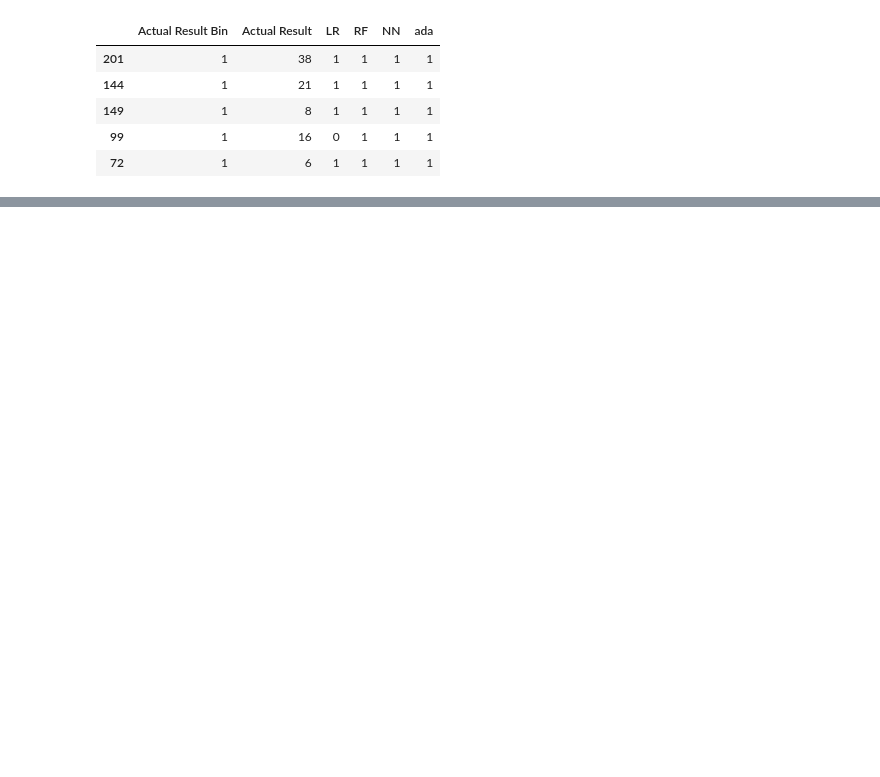
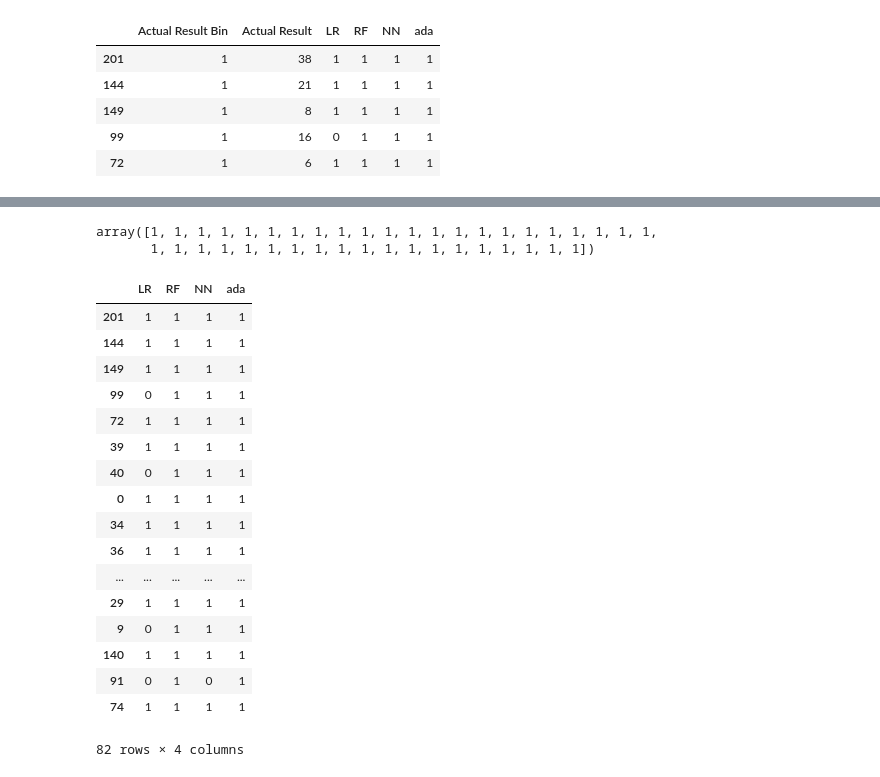
Before and after one commit to harryarthur/Predicting-AB-Losses-2-, a Jupyter notebook: Predicting AB Losses (2).ipynb, the cells around one changed output, grey strips where cells are left out. Drawn from its saved outputs; the diff is of its cells as text; code cells hidden in the pictures; blank space fills up the shorter version.

Commit message:
completed stacking

```diff
--- a/Predicting AB Losses (2).ipynb
+++ b/Predicting AB Losses (2).ipynb
@@ -745,0 +843,29 @@ len(y_test_bin)
+# %%
+predictions
+# %% [output]
+array([1, 1, 1, 1, 1, 1, 1, 1, 1, 1, 1, 1, 1, 1, 1, 1, 1, 1, 1, 1, 1, 1,
+       1, 1, 1, 1, 1, 1, 1, 1, 1, 1, 1, 1, 1, 1, 1, 1, 1, 1, 1])
+# %%
+x_stack = pred_stack.drop(['Actual Result Bin','Actual Result'], axis=1)
+y_stack = pred_stack.drop(['LR','RF','NN','ada','Actual Result'],axis=1)
+# %%
+x_stack
+# %% [output]
+|  | LR | RF | NN | ada |
+| 201 | 1 | 1 | 1 | 1 |
+| 144 | 1 | 1 | 1 | 1 |
+| 149 | 1 | 1 | 1 | 1 |
+| 99 | 0 | 1 | 1 | 1 |
+| 72 | 1 | 1 | 1 | 1 |
+| 39 | 1 | 1 | 1 | 1 |
+| 40 | 0 | 1 | 1 | 1 |
+| 0 | 1 | 1 | 1 | 1 |
+| 34 | 1 | 1 | 1 | 1 |
+| 36 | 1 | 1 | 1 | 1 |
+| ... | ... | ... | ... | ... |
+| 29 | 1 | 1 | 1 | 1 |
+| 9 | 0 | 1 | 1 | 1 |
+| 140 | 1 | 1 | 1 | 1 |
+| 91 | 0 | 1 | 0 | 1 |
+| 74 | 1 | 1 | 1 | 1 |
+82 rows × 4 columns
```
Also changed, not shown: parts of 30 cells of this notebook.
